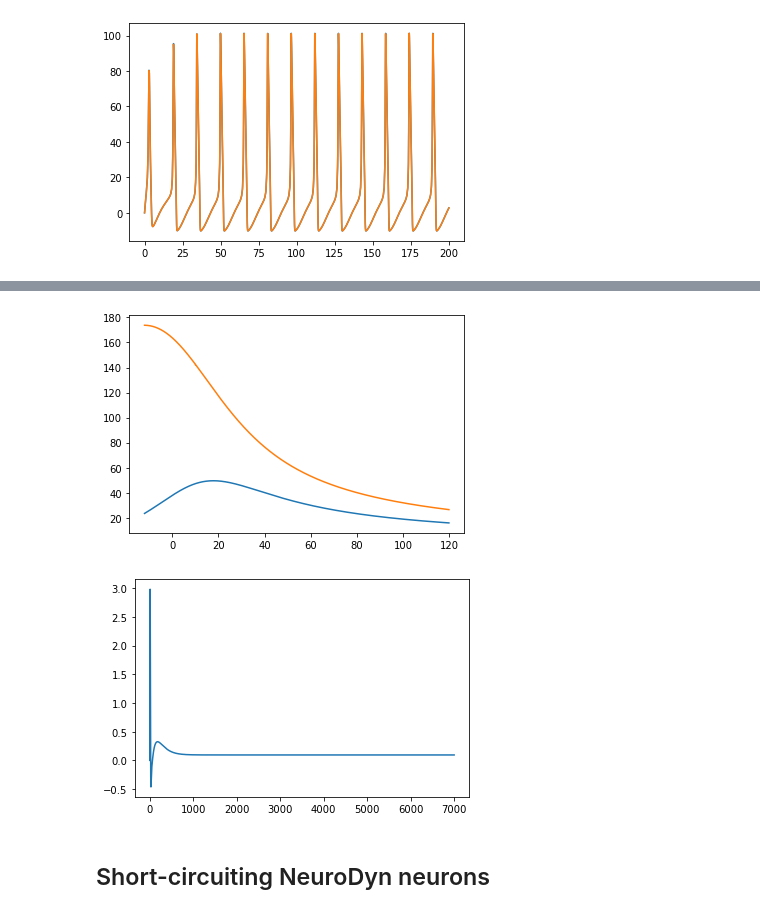
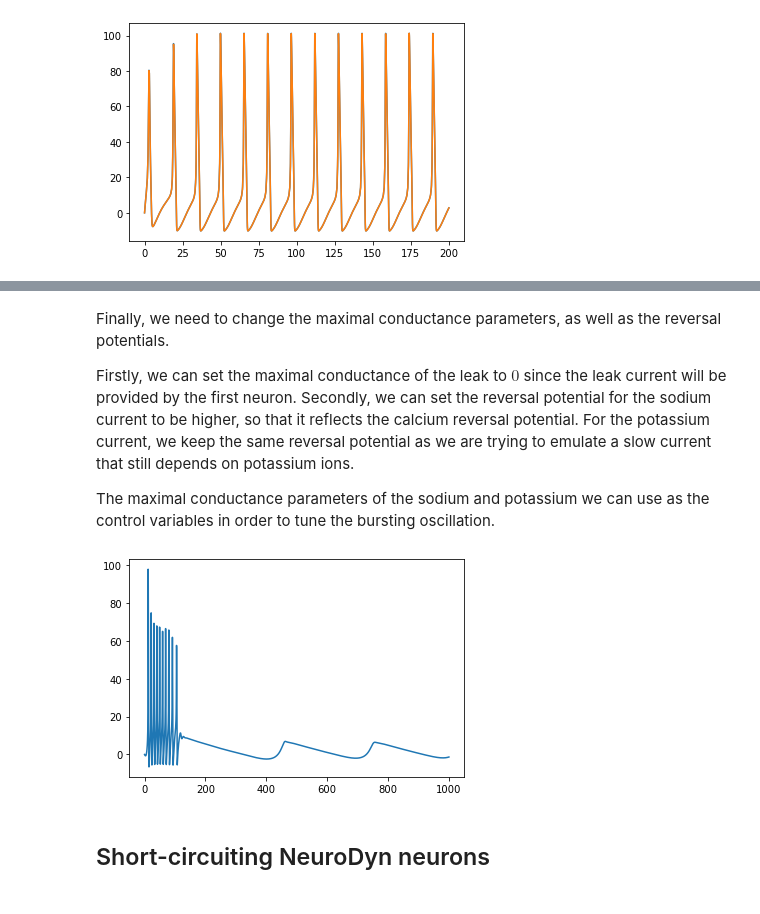
Before and after one commit to lukaribar/telluride-21, a Jupyter notebook: Bursting in NeuroDyn.ipynb, the cells around one changed output, grey strips where cells are left out. Saved outputs shown, nothing was run; the diff lists cells and outputs as text; code cells hidden in the pictures.

Commit message:
Getting slow oscillations

```diff
--- a/Bursting in NeuroDyn.ipynb
+++ b/Bursting in NeuroDyn.ipynb
@@ -216,0 +385,6 @@ plt.plot(V, tau(V-45, 'n'), V, neuron1.n.tau(V)*12.5)
+# %% [markdown]
+Finally, we need to change the maximal conductance parameters, as well as the reversal potentials.
+
+Firstly, we can set the maximal conductance of the leak to $0$ since the leak current will be provided by the first neuron. Secondly, we can set the reversal potential for the sodium current to be higher, so that it reflects the calcium reversal potential. For the potassium current, we keep the same reversal potential as we are trying to emulate a slow current that still depends on potassium ions.
+
+The maximal conductance parameters of the sodium and potassium we can use as the control variables in order to tune the bursting oscillation.
@@ -217,20 +401,19 @@ plt.plot(V, tau(V-45, 'n'), V, neuron1.n.tau(V)*12.5)
 # %%
-T = 7000
+T = 1000
 t = (0, T)
 
-I0 = 0
+I0 = -4
 iapp = lambda t: I0
 
 x0 = [0,0,0,0,0,0,0]
 
 sol = neuron_connection.simulate(t, x0, iapp)
 
 plt.figure()
 plt.plot(sol.t, sol.y[0])
 plt.show()
 # %% [output]
-[figure, old version]
+[figure, new version]
-[figure, removed]
 # %% [markdown]
 ## Short-circuiting NeuroDyn neurons
 # %% [markdown]
```
Also changed, not shown: parts of 30 cells of this notebook.
